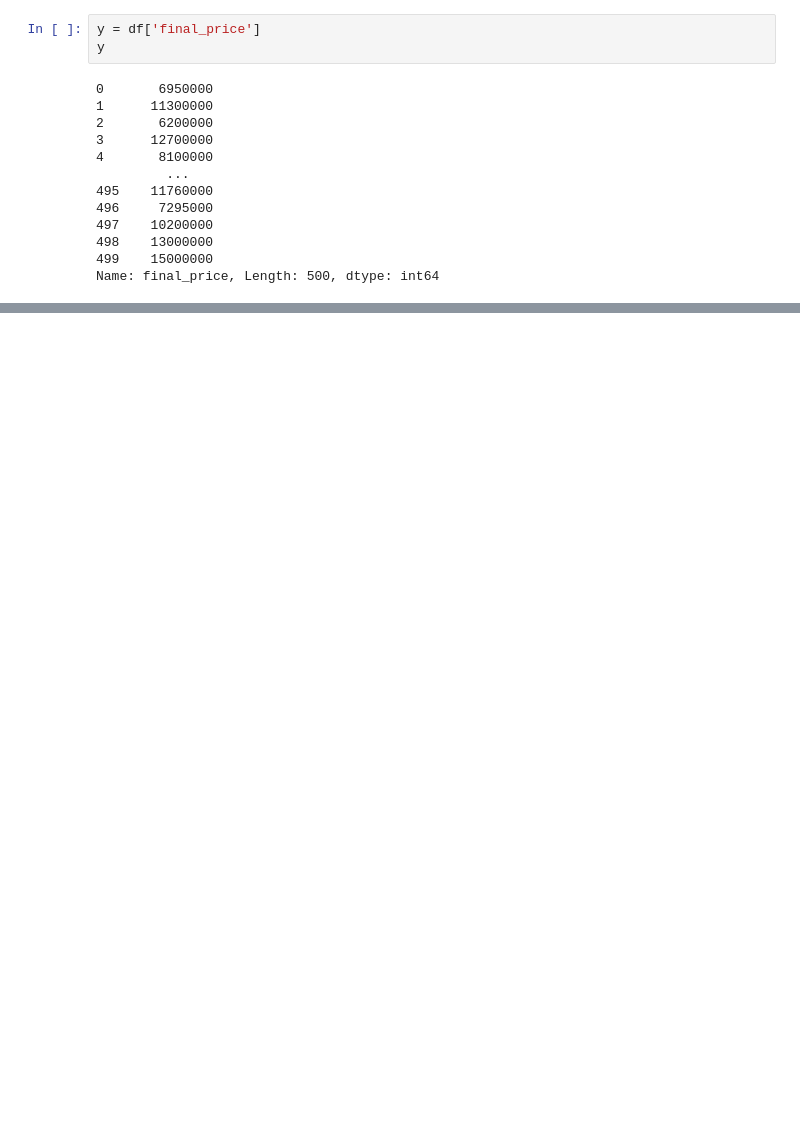
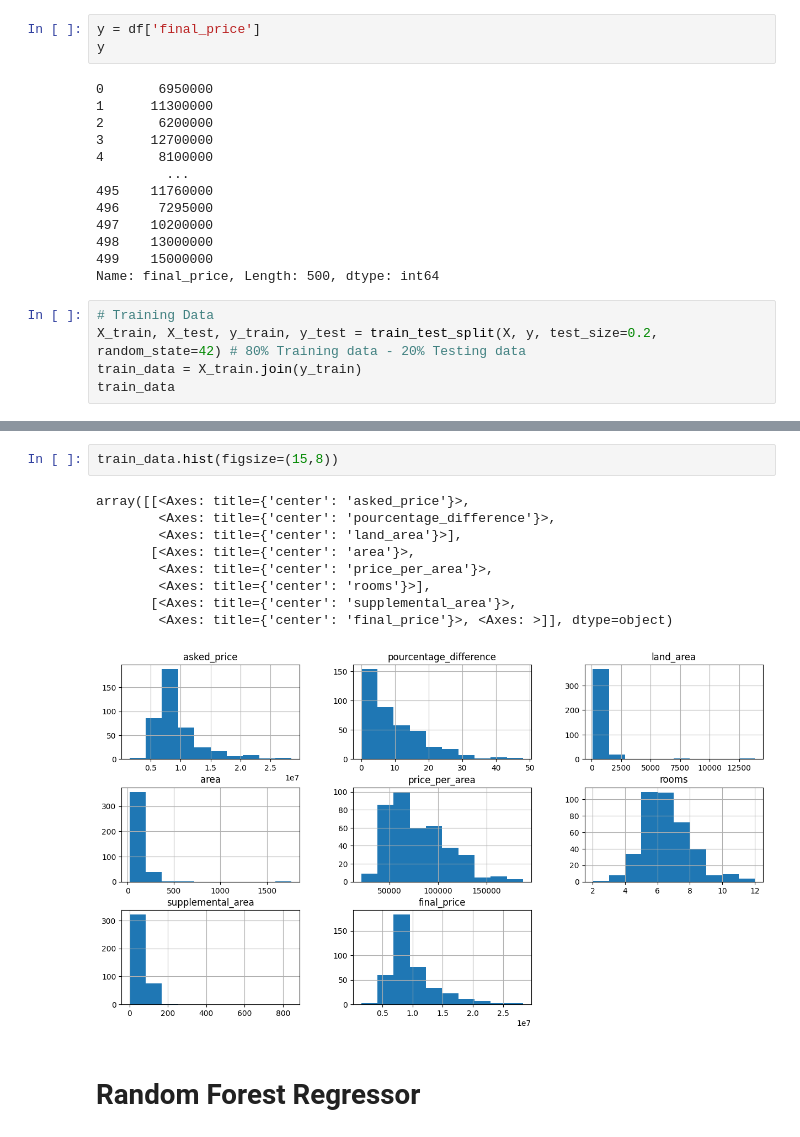
Before and after one commit to AndresTrujillo1811-bit/data-pipeline-for-ml_examensarbete, a Jupyter notebook: machine_learning/house_prices_pred.ipynb, the cells around one changed output, grey strips where cells are left out. Cells and saved outputs as stored; diff of their text form; blank space fills up the shorter version.

```diff
--- a/machine_learning/house_prices_pred.ipynb
+++ b/machine_learning/house_prices_pred.ipynb
@@ -63,3 +67,8 @@ y
 498    13000000
 499    15000000
 Name: final_price, Length: 500, dtype: int64
+# %%
+# Training Data
+X_train, X_test, y_train, y_test = train_test_split(X, y, test_size=0.2, random_state=42) # 80% Training data - 20% Testing data
+train_data = X_train.join(y_train)
+train_data
@@ -65,0 +120,14 @@ Name: final_price, Length: 500, dtype: int64
+# %%
+train_data.hist(figsize=(15,8))
+# %% [output]
+array([[<Axes: title={'center': 'asked_price'}>,
+        <Axes: title={'center': 'pourcentage_difference'}>,
+        <Axes: title={'center': 'land_area'}>],
+       [<Axes: title={'center': 'area'}>,
+        <Axes: title={'center': 'price_per_area'}>,
+        <Axes: title={'center': 'rooms'}>],
+       [<Axes: title={'center': 'supplemental_area'}>,
+        <Axes: title={'center': 'final_price'}>, <Axes: >]], dtype=object)
+[figure, added]
+# %% [markdown]
+# Random Forest Regressor
```
Also changed, not shown: parts of 8 cells of this notebook, 3 other files.
